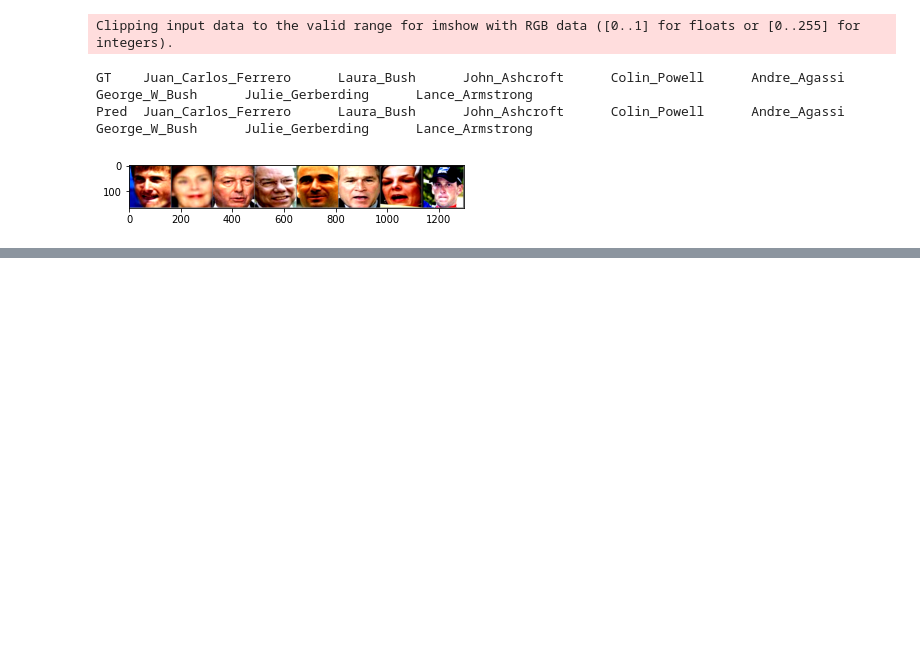
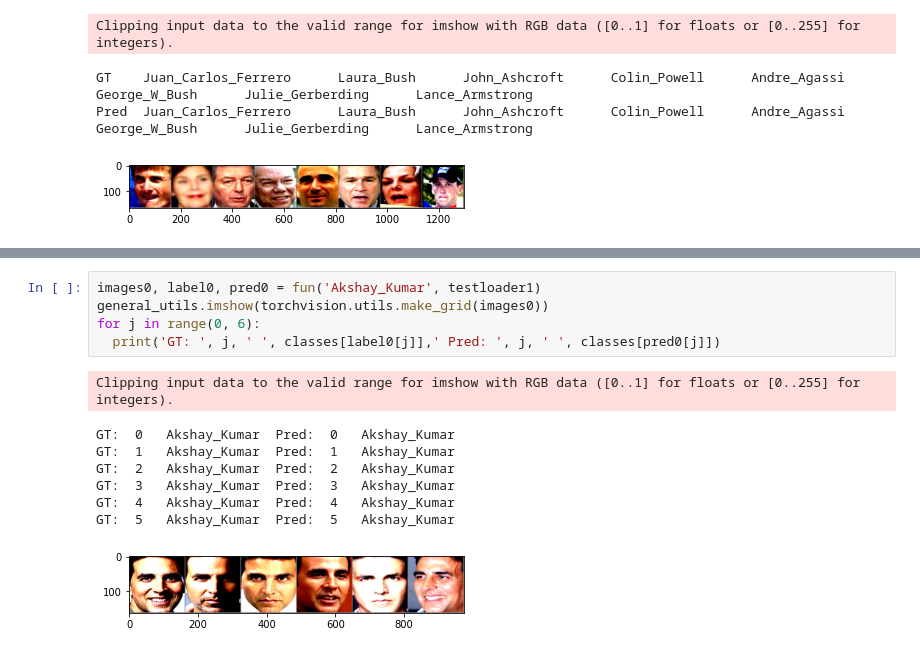
Before and after one commit to gdeotale/E4P2, a Jupyter notebook: Assignment4/Training/Main.ipynb, the cells around one changed output, grey strips where cells are left out. Drawn from its saved outputs; the diff is of its cells as text; blank space fills up the shorter version.

```diff
--- a/Assignment4/Training/Main.ipynb
+++ b/Assignment4/Training/Main.ipynb
@@ -411,0 +467,14 @@ Pred  Juan_Carlos_Ferrero      Laura_Bush      John_Ashcroft      Colin_Powell
+# %%
+images0, label0, pred0 = fun('Akshay_Kumar', testloader1)
+general_utils.imshow(torchvision.utils.make_grid(images0))
+for j in range(0, 6):
+  print('GT: ', j, ' ', classes[label0[j]],' Pred: ', j, ' ', classes[pred0[j]])
+# %% [output]
+Clipping input data to the valid range for imshow with RGB data ([0..1] for floats or [0..255] for integers).
+GT:  0   Akshay_Kumar  Pred:  0   Akshay_Kumar
+GT:  1   Akshay_Kumar  Pred:  1   Akshay_Kumar
+GT:  2   Akshay_Kumar  Pred:  2   Akshay_Kumar
+GT:  3   Akshay_Kumar  Pred:  3   Akshay_Kumar
+GT:  4   Akshay_Kumar  Pred:  4   Akshay_Kumar
+GT:  5   Akshay_Kumar  Pred:  5   Akshay_Kumar
+[figure, added]
```
Also changed, not shown: parts of 15 cells of this notebook, 1 other file.
